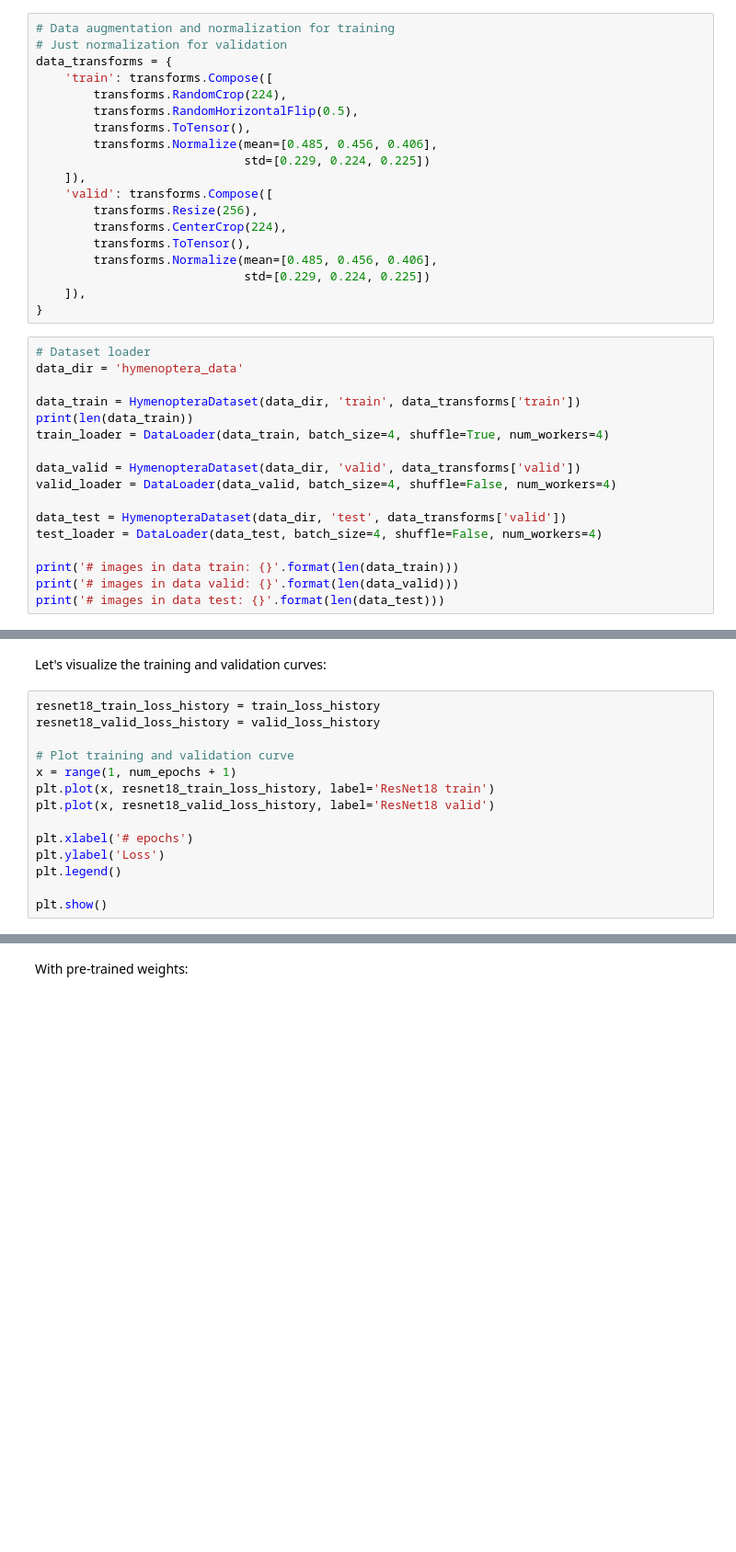
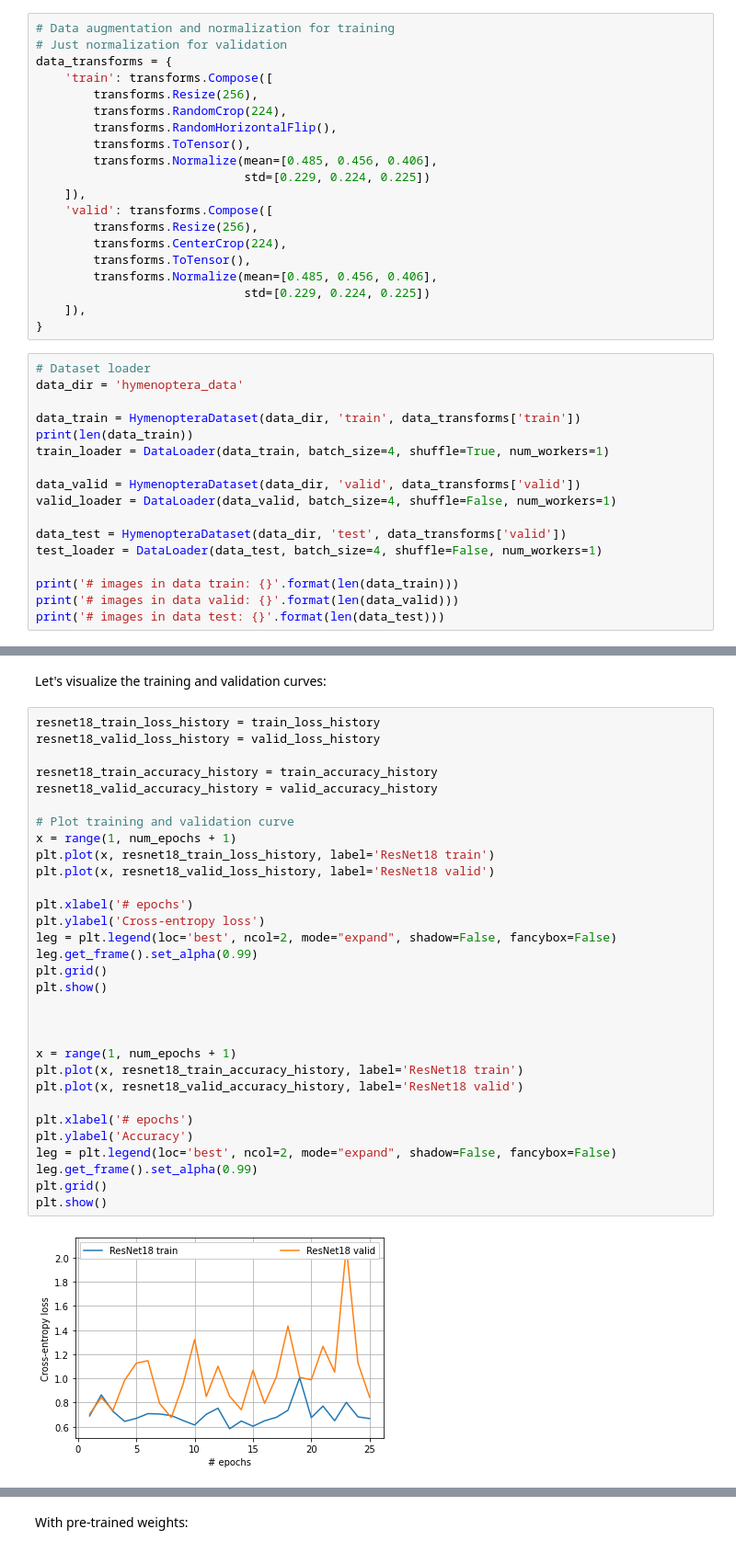
Before and after one commit to cic4k/IVADO_DL, a Jupyter notebook: tutorial_3_cnn_exercise.ipynb, the cells around one changed output, grey strips where cells are left out. Shown at 92% size. Saved outputs shown, nothing was run; the diff lists cells and outputs as text; blank space fills up the shorter version.

```diff
--- a/tutorial_3_cnn_exercise.ipynb
+++ b/tutorial_3_cnn_exercise.ipynb
@@ -1497,8 +1497,9 @@ For the validation data, resize the image to have size 256x256, take a crop star
 # Just normalization for validation
 data_transforms = {
     'train': transforms.Compose([
+        transforms.Resize(256),
         transforms.RandomCrop(224),
-        transforms.RandomHorizontalFlip(0.5),
+        transforms.RandomHorizontalFlip(),
         transforms.ToTensor(),
         transforms.Normalize(mean=[0.485, 0.456, 0.406],
                              std=[0.229, 0.224, 0.225])
@@ -1517,13 +1518,13 @@ data_dir = 'hymenoptera_data'
 
 data_train = HymenopteraDataset(data_dir, 'train', data_transforms['train'])
 print(len(data_train))
-train_loader = DataLoader(data_train, batch_size=4, shuffle=True, num_workers=4)
+train_loader = DataLoader(data_train, batch_size=4, shuffle=True, num_workers=1)
 
 data_valid = HymenopteraDataset(data_dir, 'valid', data_transforms['valid'])
-valid_loader = DataLoader(data_valid, batch_size=4, shuffle=False, num_workers=4)
+valid_loader = DataLoader(data_valid, batch_size=4, shuffle=False, num_workers=1)
 
 data_test = HymenopteraDataset(data_dir, 'test', data_transforms['valid'])
-test_loader = DataLoader(data_test, batch_size=4, shuffle=False, num_workers=4)
+test_loader = DataLoader(data_test, batch_size=4, shuffle=False, num_workers=1)
 
 print('# images in data train: {}'.format(len(data_train)))
 print('# images in data valid: {}'.format(len(data_valid)))
@@ -1833,14 +1879,33 @@ Let's visualize the training and validation curves:
 # %%
 resnet18_train_loss_history = train_loss_history
 resnet18_valid_loss_history = valid_loss_history
+
+resnet18_train_accuracy_history = train_accuracy_history
+resnet18_valid_accuracy_history = valid_accuracy_history
 
 # Plot training and validation curve
 x = range(1, num_epochs + 1)
 plt.plot(x, resnet18_train_loss_history, label='ResNet18 train')
 plt.plot(x, resnet18_valid_loss_history, label='ResNet18 valid')
 
 plt.xlabel('# epochs')
-plt.ylabel('Loss')
-plt.legend()
+plt.ylabel('Cross-entropy loss')
+leg = plt.legend(loc='best', ncol=2, mode="expand", shadow=False, fancybox=False)
+leg.get_frame().set_alpha(0.99)
+plt.grid()
+plt.show()
 
+
+
+x = range(1, num_epochs + 1)
+plt.plot(x, resnet18_train_accuracy_history, label='ResNet18 train')
+plt.plot(x, resnet18_valid_accuracy_history, label='ResNet18 valid')
+
+plt.xlabel('# epochs')
+plt.ylabel('Accuracy')
+leg = plt.legend(loc='best', ncol=2, mode="expand", shadow=False, fancybox=False)
+leg.get_frame().set_alpha(0.99)
+plt.grid()
 plt.show()
+# %% [output]
+[figure, added]
```
Also changed, not shown: parts of 11 cells of this notebook.
